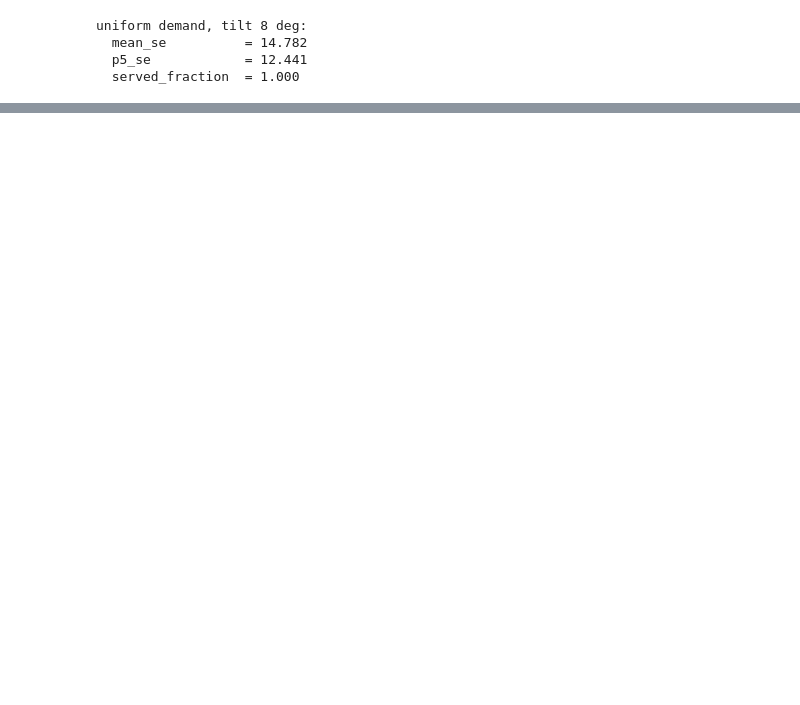
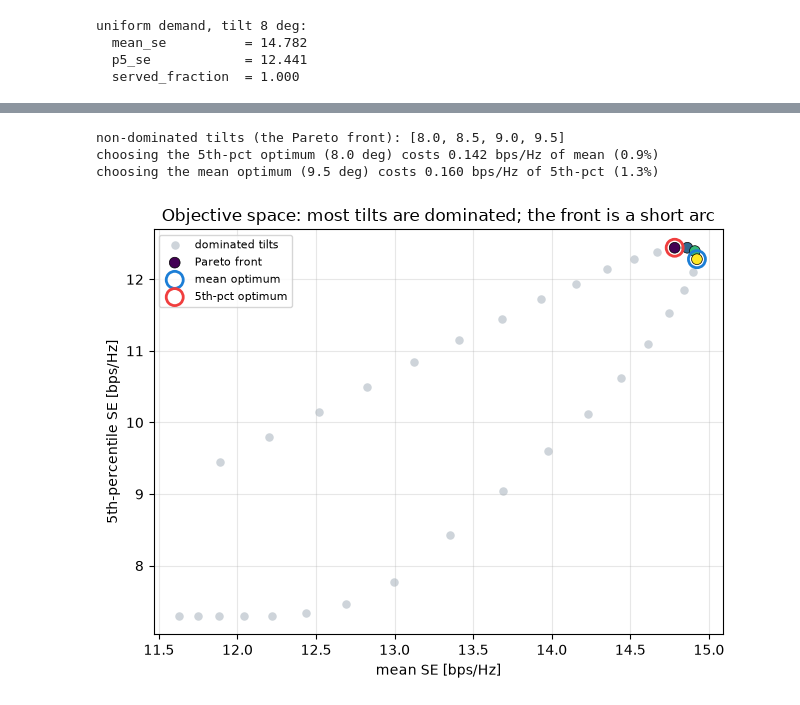
Before and after one commit to Rom5Leo/Telecom_Optimization, a Jupyter notebook: notebooks/antenna_tilt/02_one_antenna_users.ipynb, the cells around one changed output, grey strips where cells are left out. Saved outputs shown, nothing was run; the diff lists cells and outputs as text; code cells hidden in the pictures; blank space fills up the shorter version.

```diff
--- a/notebooks/antenna_tilt/02_one_antenna_users.ipynb
+++ b/notebooks/antenna_tilt/02_one_antenna_users.ipynb
@@ -125,0 +129,32 @@ CCO idea (OQ9) made concrete on our own model.
+# %%
+def non_dominated(a, b):
+    nd = np.ones(len(a), bool)
+    for i in range(len(a)):
+        dominated = (a >= a[i]) & (b >= b[i]) & ((a > a[i]) | (b > b[i]))
+        nd[i] = not dominated.any()
+    return nd
+
+nd = non_dominated(mean_se, p5)
+# cost of committing to one optimum, measured on the other objective:
+mean_loss = mean_se[i_mean] - mean_se[i_p5]     # mean-SE given up by choosing the 5th-pct optimum
+p5_loss   = p5[i_p5]   - p5[i_mean]             # 5th-pct given up by choosing the mean optimum
+print(f"non-dominated tilts (the Pareto front): {sorted(tilts[nd])}")
+print(f"choosing the 5th-pct optimum ({tilts[i_p5]:.1f} deg) costs {mean_loss:.3f} bps/Hz of mean "
+      f"({100*mean_loss/mean_se[i_mean]:.1f}%)")
+print(f"choosing the mean optimum ({tilts[i_mean]:.1f} deg) costs {p5_loss:.3f} bps/Hz of 5th-pct "
+      f"({100*p5_loss/p5[i_p5]:.1f}%)")
+
+fig, ax = plt.subplots(figsize=(6.5, 5))
+ax.scatter(mean_se[~nd], p5[~nd], c="#ced4da", s=26, label="dominated tilts")
+ax.scatter(mean_se[nd], p5[nd], c=tilts[nd], cmap="viridis", s=60, ec="k", lw=0.5, label="Pareto front")
+ax.scatter(mean_se[i_mean], p5[i_mean], s=150, facecolors="none", edgecolors="#1c7ed6", lw=2, label="mean optimum")
+ax.scatter(mean_se[i_p5], p5[i_p5], s=150, facecolors="none", edgecolors="#f03e3e", lw=2, label="5th-pct optimum")
+ax.set_xlabel("mean SE [bps/Hz]"); ax.set_ylabel("5th-percentile SE [bps/Hz]")
+ax.legend(fontsize=8); ax.grid(alpha=0.3)
+ax.set_title("Objective space: most tilts are dominated; the front is a short arc")
+plt.tight_layout(); plt.show()
+# %% [output]
+non-dominated tilts (the Pareto front): [8.0, 8.5, 9.0, 9.5]
+choosing the 5th-pct optimum (8.0 deg) costs 0.142 bps/Hz of mean (0.9%)
+choosing the mean optimum (9.5 deg) costs 0.160 bps/Hz of 5th-pct (1.3%)
+[figure, added]
```
Also changed, not shown: parts of 25 cells of this notebook, 1 other file.
